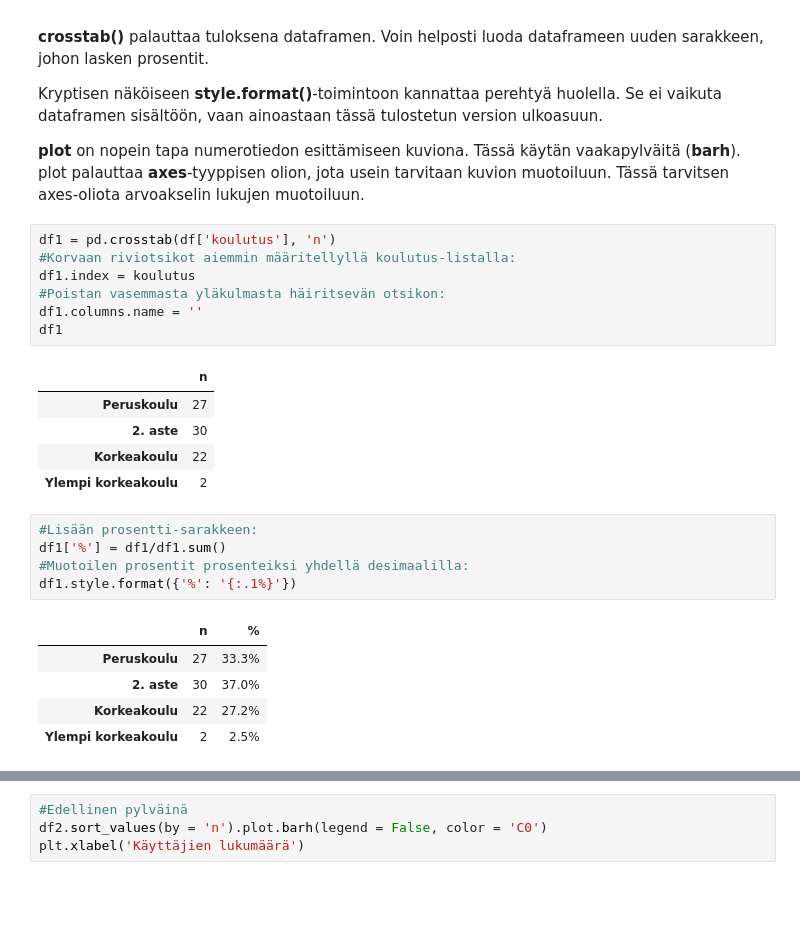
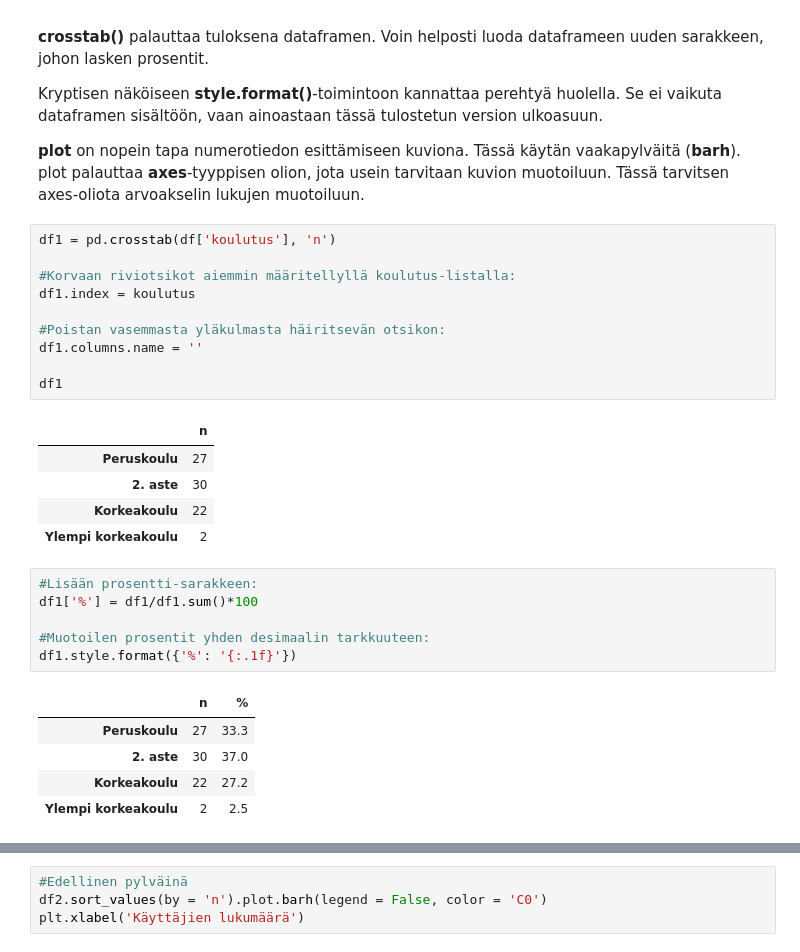
Before and after one commit to SalminenJani/kurssi, a Jupyter notebook: lukumaaria.ipynb, the cells around one changed output, grey strips where cells are left out. Cells and saved outputs as stored; diff of their text form; blank space fills up the shorter version.

```diff
--- a/lukumaaria.ipynb
+++ b/lukumaaria.ipynb
@@ -44,10 +44,13 @@ Kryptisen näköiseen <b>style.format()</b>-toimintoon kannattaa perehtyä huole
 <b>plot</b> on nopein tapa numerotiedon esittämiseen kuviona. Tässä käytän vaakapylväitä (<b>barh</b>). plot palauttaa <b>axes</b>-tyyppisen olion, jota usein tarvitaan kuvion muotoiluun. Tässä tarvitsen axes-oliota arvoakselin lukujen muotoiluun.
 # %%
 df1 = pd.crosstab(df['koulutus'], 'n')
+
 #Korvaan riviotsikot aiemmin määritellyllä koulutus-listalla:
 df1.index = koulutus
+
 #Poistan vasemmasta yläkulmasta häiritsevän otsikon:
 df1.columns.name = ''
+
 df1
 # %% [output]
 |  | n |
@@ -57,15 +60,16 @@ df1
 | Ylempi korkeakoulu | 2 |
 # %%
 #Lisään prosentti-sarakkeen:
-df1['%'] = df1/df1.sum()
-#Muotoilen prosentit prosenteiksi yhdellä desimaalilla:
-df1.style.format({'%': '{:.1%}'})
+df1['%'] = df1/df1.sum()*100
+
+#Muotoilen prosentit yhden desimaalin tarkkuuteen:
+df1.style.format({'%': '{:.1f}'})
 # %% [output]
 |  | n | % |
-| Peruskoulu | 27 | 33.3% |
-| 2. aste | 30 | 37.0% |
-| Korkeakoulu | 22 | 27.2% |
-| Ylempi korkeakoulu | 2 | 2.5% |
+| Peruskoulu | 27 | 33.3 |
+| 2. aste | 30 | 37.0 |
+| Korkeakoulu | 22 | 27.2 |
+| Ylempi korkeakoulu | 2 | 2.5 |
 # %%
 #Pylväskuvio, jonka pylväiden väri on käytössä olevan teeman ensimmäinen väri (C0)
 #color = 'C0' määritystä ei tarvita kaikissa Pandas/Matplotlib-versioisssa
```
Also changed, not shown: parts of 20 cells of this notebook.
